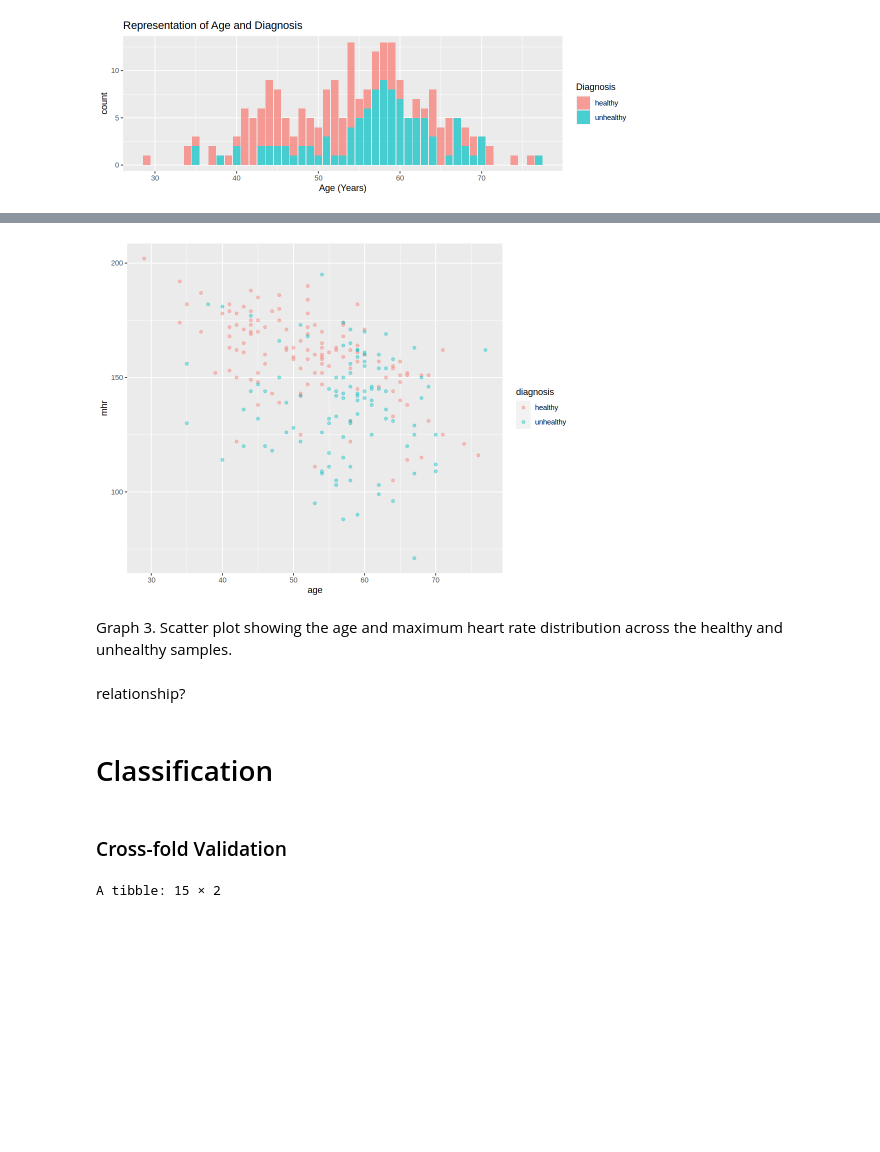
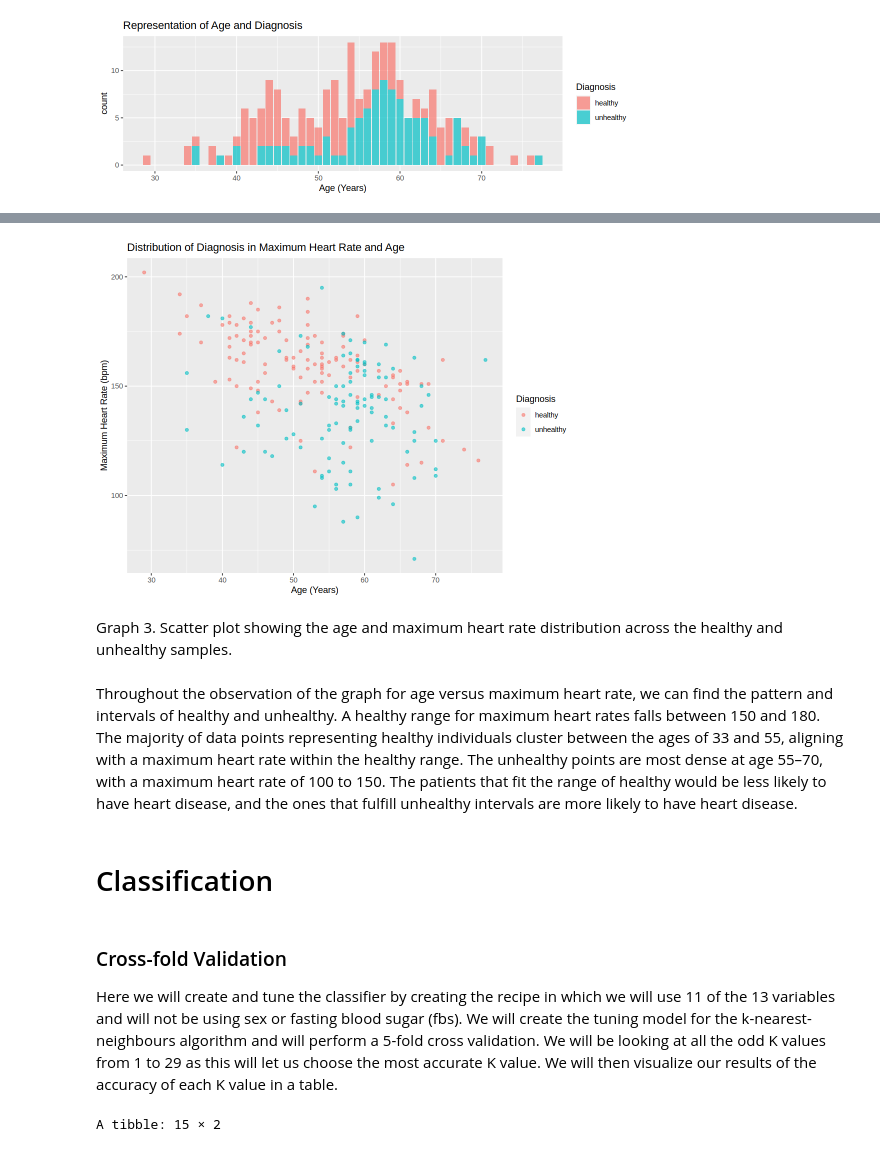
Before and after one commit to MiishaaSinica/DSCI100Project, a Jupyter notebook: Report.ipynb, the cells around one changed output, grey strips where cells are left out. Saved outputs shown, nothing was run; the diff lists cells and outputs as text; code cells hidden in the pictures; blank space fills up the shorter version.

```diff
--- a/Report.ipynb
+++ b/Report.ipynb
@@ -232,20 +220,24 @@ comparison graph between age and thalach
 # %%
 set.seed(3456)
 options(repr.plot.width = 8, repr.plot.height = 6)
 age_v_mhr <- ggplot(heart_disease_training, aes(x = age, y = thalach)) +
-             geom_point(aes(colour = diagnosis), alpha = 0.4) +
-             labs(x = "age", y = "mhr")
+            geom_point(aes(colour = diagnosis), alpha = 0.6) +
+            labs(x = "Age (Years)", y = "Maximum Heart Rate (bpm)",  color = "Diagnosis") +
+            ggtitle("Distribution of Diagnosis in Maximum Heart Rate and Age")
 age_v_mhr
 # %% [output]
-[figure, old version]
+[figure, new version]
 # %% [markdown]
 Graph 3. Scatter plot showing the age and maximum heart rate distribution across the healthy and unhealthy samples.
 # %% [markdown]
-relationship?
+Throughout the observation of the graph for age versus maximum heart rate, we can find the pattern and intervals of healthy and unhealthy. A healthy range for maximum heart rates falls between 150 and 180. The majority of data points representing healthy individuals cluster between the ages of 33 and 55, aligning with a maximum heart rate within the healthy range. The unhealthy points are most dense at age 55–70, with a maximum heart rate of 100 to 150.
+The patients that fit the range of healthy would be less likely to have heart disease, and the ones that fulfill unhealthy intervals are more likely to have heart disease.
 # %% [markdown]
 # Classification
 # %% [markdown]
 ### Cross-fold Validation
+
+Here we will create and tune the classifier by creating the recipe in which we will use 11 of the 13 variables and will not be using sex or fasting blood sugar (fbs). We will create the tuning model for the k-nearest-neighbours algorithm and will perform a 5-fold cross validation. We will be looking at all the odd K values from 1 to 29 as this will let us choose the most accurate K value. We will then visualize our results of the accuracy of each K value in a table.
 # %%
 heart_disease_recipe = recipe(diagnosis ~ ., select(heart_disease_training, -sex, -fbs)) |>
     step_scale(all_predictors()) |>
```
Also changed, not shown: parts of 23 cells of this notebook.
